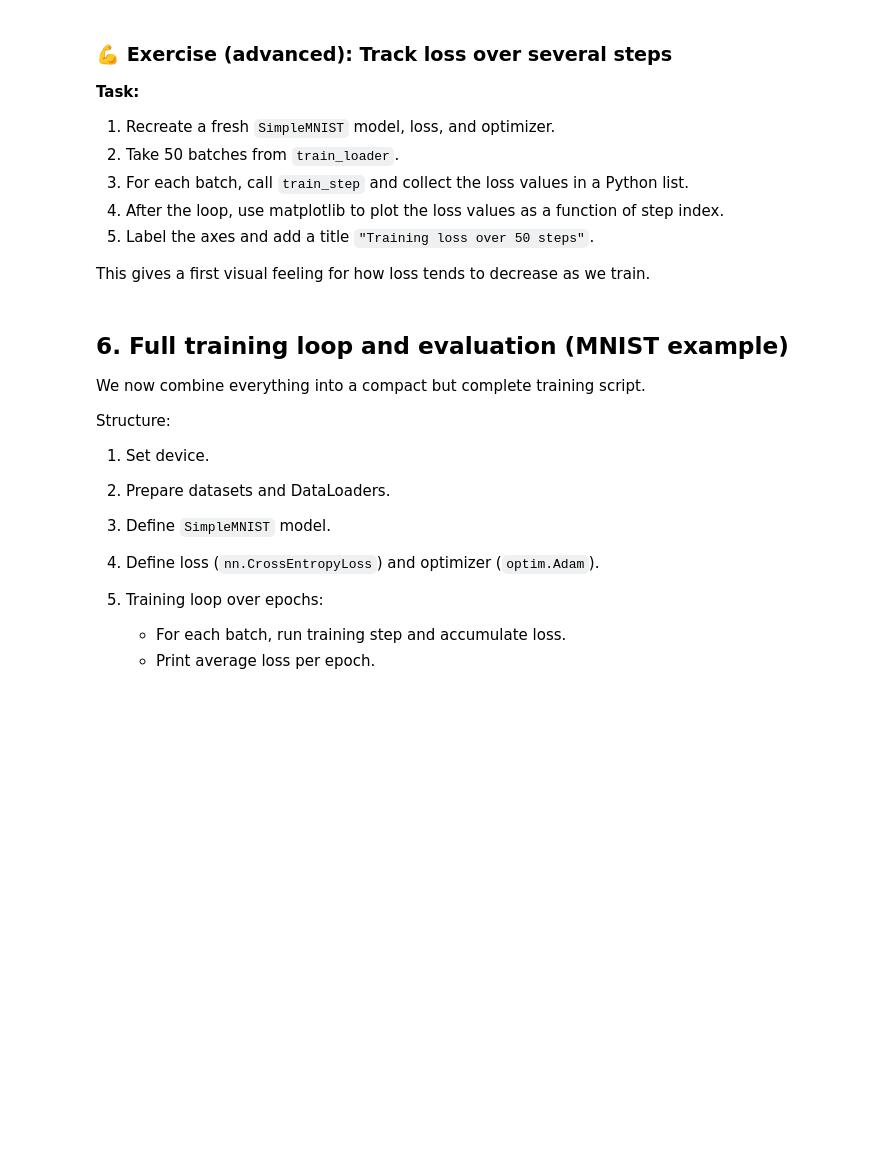
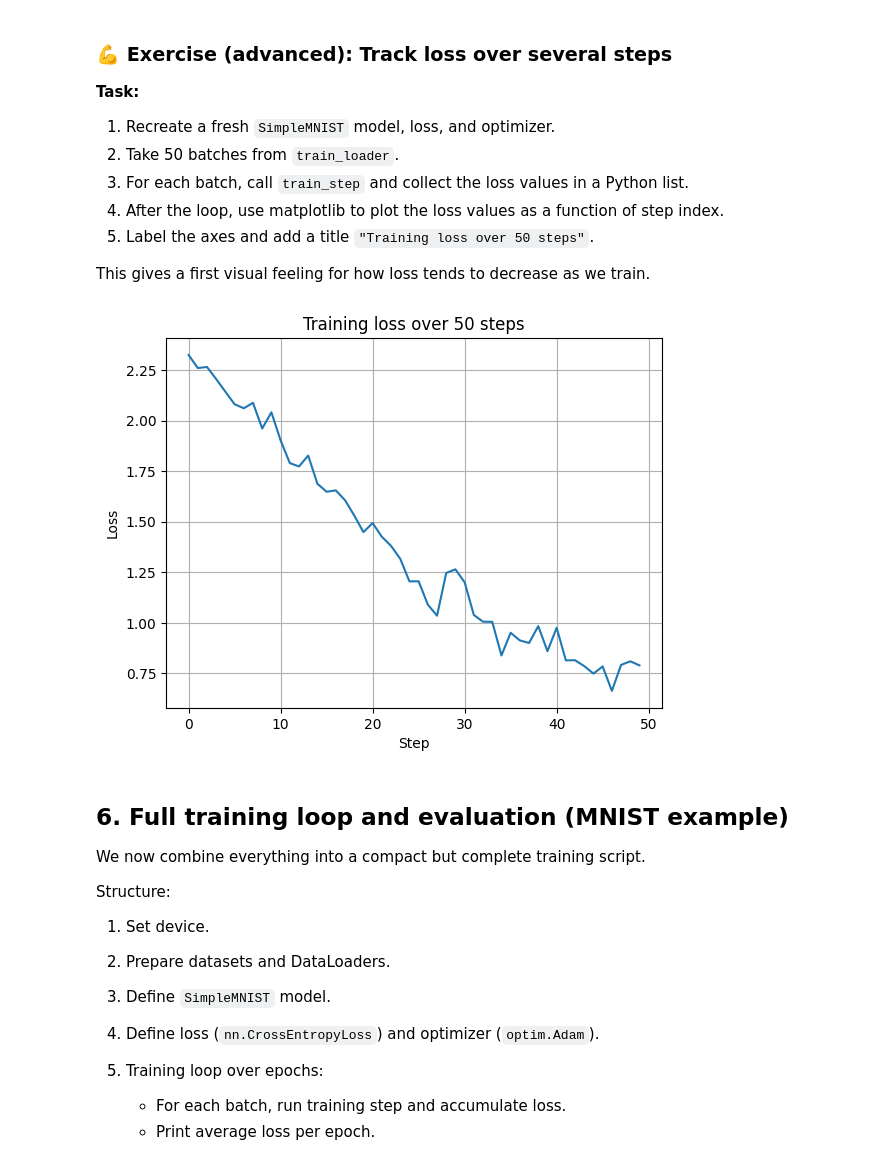
Before and after one commit to Artillence/python_advanced_course, a Jupyter notebook: day4_deep_learning_pytorch.ipynb, the cells around one changed output. Drawn from its saved outputs; the diff is of its cells as text; code cells hidden in the pictures; blank space fills up the shorter version.

```diff
--- a/day4_deep_learning_pytorch.ipynb
+++ b/day4_deep_learning_pytorch.ipynb
@@ -1134,24 +1188,31 @@ This gives a first visual feeling for how loss tends to decrease as we train.
 # plt.show()
 # %%
-# Reference solution for tracking loss
+from tqdm.notebook import tqdm
+
+# Reference solution for tracking loss with tqdm
 model = SimpleMNIST().to(device)
 criterion = nn.CrossEntropyLoss()
 optimizer = optim.Adam(model.parameters(), lr=1e-3)
 
 losses = []
-for step, (images, labels) in enumerate(train_loader):
-if step >= 50:
-break
-loss_value = train_step(model, optimizer, criterion, images, labels, device)
-losses.append(loss_value)
+
+# Limit to 50 steps
+for step, (images, labels) in tqdm(enumerate(train_loader), total=50):
+    if step >= 50:
+        break
+
+    loss_value = train_step(model, optimizer, criterion, images, labels, device)
+    losses.append(loss_value)
 
 plt.figure()
 plt.plot(losses)
 plt.xlabel("Step")
 plt.ylabel("Loss")
 plt.title("Training loss over 50 steps")
 plt.grid(True)
 plt.show()
+# %% [output]
+[figure, added]
 # %% [markdown]
 ## 6. Full training loop and evaluation (MNIST example)
 
```
Also changed, not shown: parts of 33 cells of this notebook, 1 other file.
